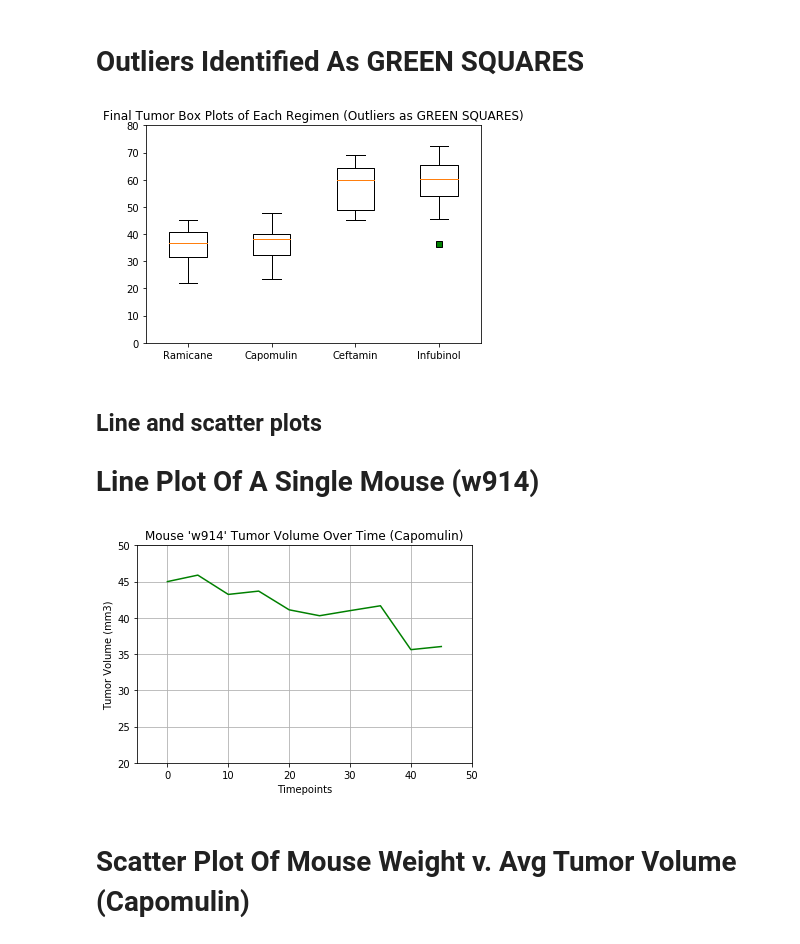
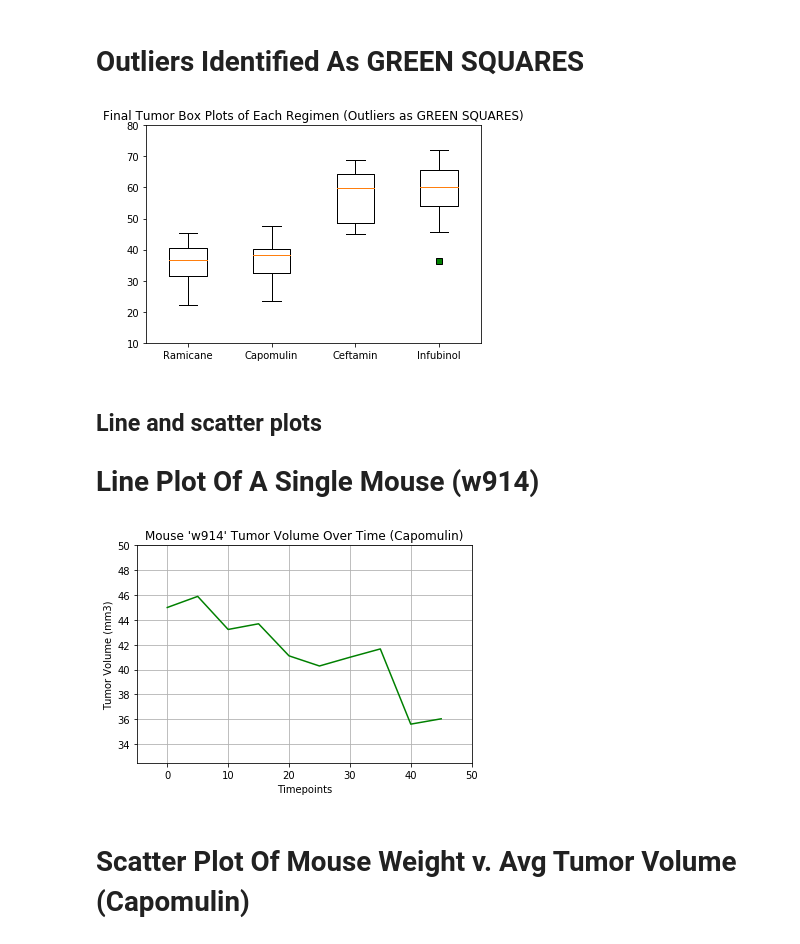
Before and after one commit to patrickhpatin/matplotlib-challenge, a Jupyter notebook: pymaceuticals_starter.ipynb, the cells around one changed output. Cells and saved outputs as stored; diff of their text form; code cells hidden in the pictures.

```diff
--- a/pymaceuticals_starter.ipynb
+++ b/pymaceuticals_starter.ipynb
@@ -385,40 +384,40 @@ fig, ax = plt.subplots()
 plt.title("Final Tumor Box Plots of Each Regimen (Outliers as GREEN SQUARES)")
 ax.boxplot(Mouse_BoxPlots.values(), showfliers=True, flierprops={"markerfacecolor":'g', "marker":'s'})
 ax.set_xticklabels(Mouse_BoxPlots.keys())
-ax.set_ylim(0,80)
+ax.set_ylim(10,80)
 
 # Show the chart
 plt.show()
 # %% [output]
-[figure, old version]
+[figure, new version]
 # %% [markdown]
 ## Line and scatter plots
 # Line Plot Of A Single Mouse (w914)
 # %%
 # Generate a line plot of time point versus tumor volume for a mouse treated with Capomulin
 w914_data = merged_data[merged_data["Mouse ID"].isin(["w914"])].set_index('Mouse ID')
 
 # Collect the mean unemployment rates for the world
 mouse_tvolumes = w914_data["Tumor Volume (mm3)"]
 
 # Collect the years where data was collected
 mouse_timepoints = w914_data["Timepoint"]
 
 # Plot the world average as a line chart
 plt.plot(mouse_timepoints, mouse_tvolumes, color="g")
 
 # Formatting
 plt.title("Mouse 'w914' Tumor Volume Over Time (Capomulin)")
 plt.xlabel("Timepoints")
 plt.ylabel("Tumor Volume (mm3)")
 plt.grid(True)
-plt.ylim(20, 50)
+plt.ylim(32.5, 50)
 plt.xlim(-5, 50)
 
 # Show the chart
 plt.show()
 # %% [output]
-[figure, old version]
+[figure, new version]
 # %% [markdown]
 # Scatter Plot Of Mouse Weight v. Avg Tumor Volume (Capomulin)
 # %%
```
Also changed, not shown: parts of 5 cells of this notebook.
